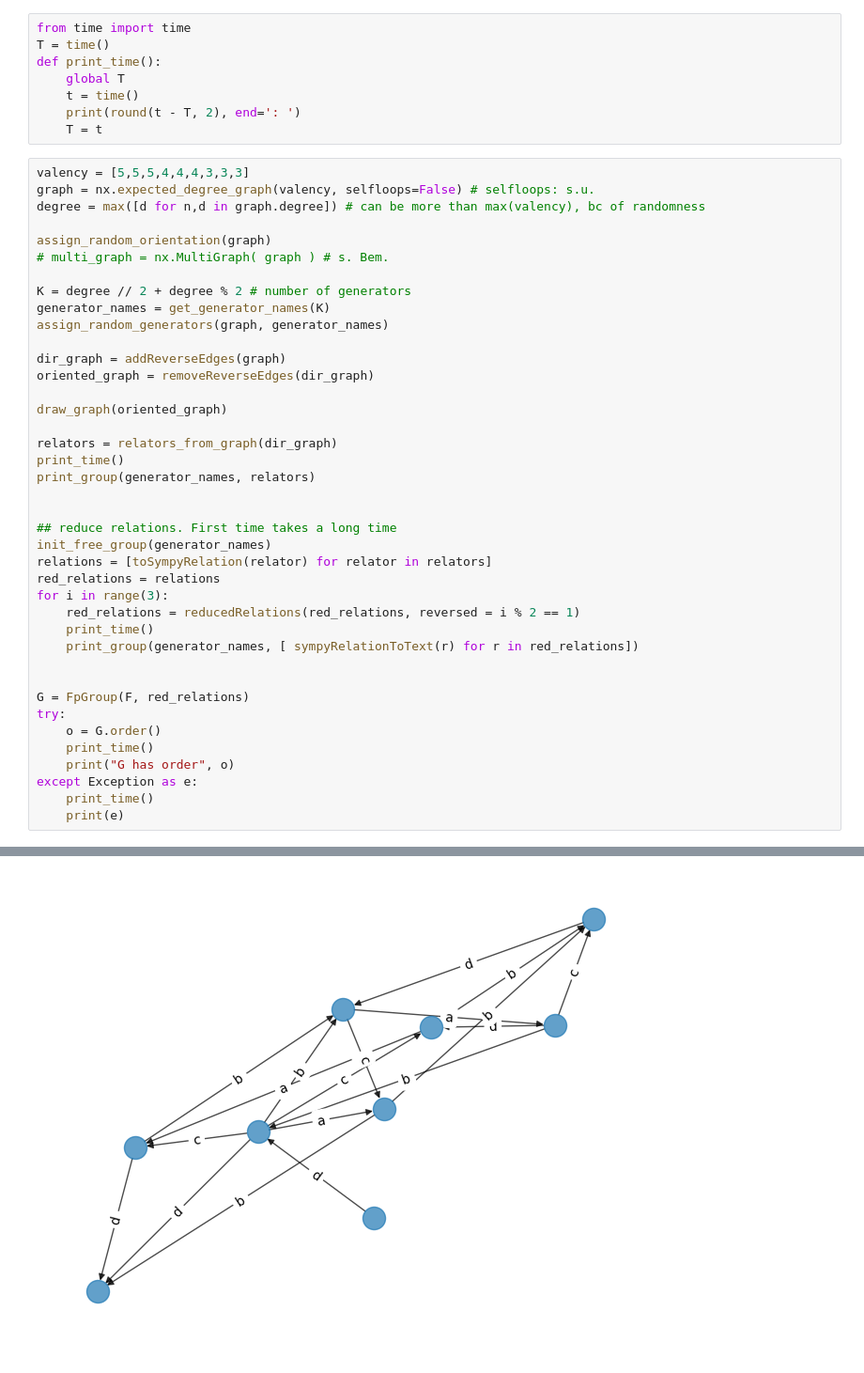
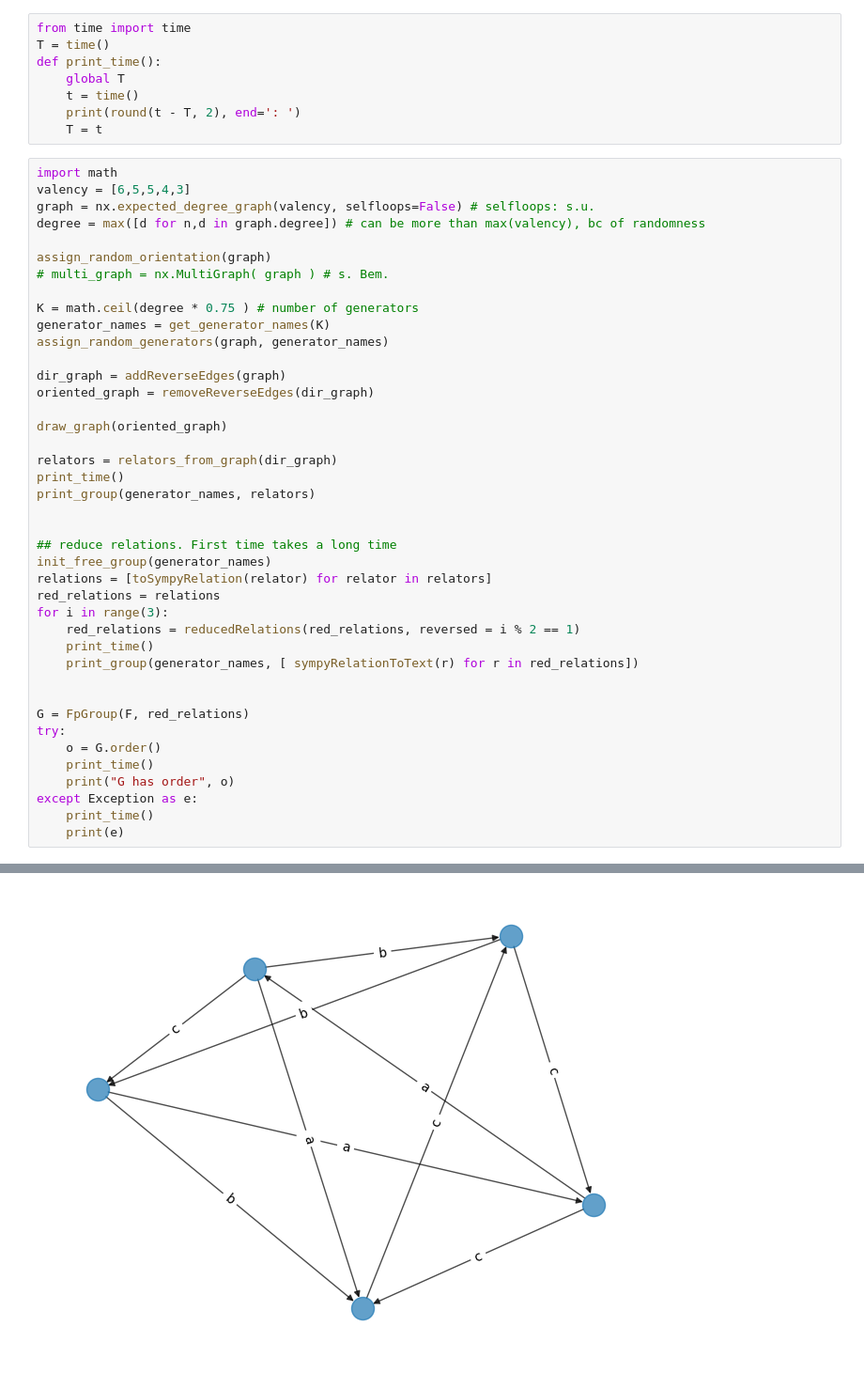
Before and after one commit to p4jo/FPGroups, a Jupyter notebook: RandomGroups.ipynb, the cells around one changed output, grey strips where cells are left out. Shown at 94% size. Saved outputs shown, nothing was run; the diff lists cells and outputs as text.

```diff
--- a/RandomGroups.ipynb
+++ b/RandomGroups.ipynb
@@ -189,14 +186,15 @@ def print_time():
     print(round(t - T, 2), end=': ')
     T = t
 # %%
-valency = [5,5,5,4,4,4,3,3,3]
+import math
+valency = [6,5,5,4,3]
 graph = nx.expected_degree_graph(valency, selfloops=False) # selfloops: s.u.
 degree = max([d for n,d in graph.degree]) # can be more than max(valency), bc of randomness
 
 assign_random_orientation(graph)
 # multi_graph = nx.MultiGraph( graph ) # s. Bem.
 
-K = degree // 2 + degree % 2 # number of generators
+K = math.ceil(degree * 0.75 ) # number of generators
 generator_names = get_generator_names(K)
 assign_random_generators(graph, generator_names)
 
@@ -233 +231 @@ except Exception as e:
-[figure, old version]
+[figure, new version]
```
Also changed, not shown: parts of 3 cells of this notebook, 2 other files.
